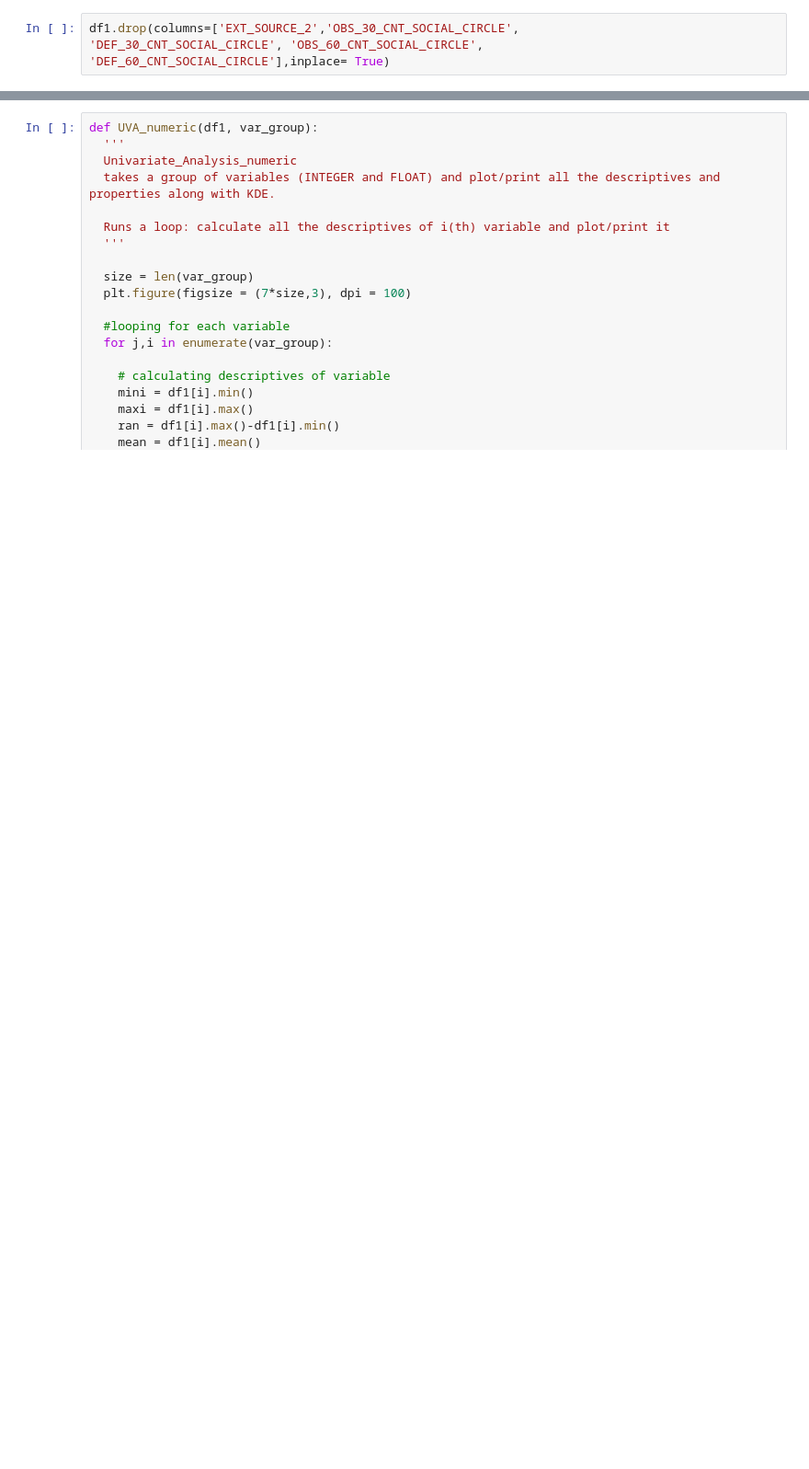
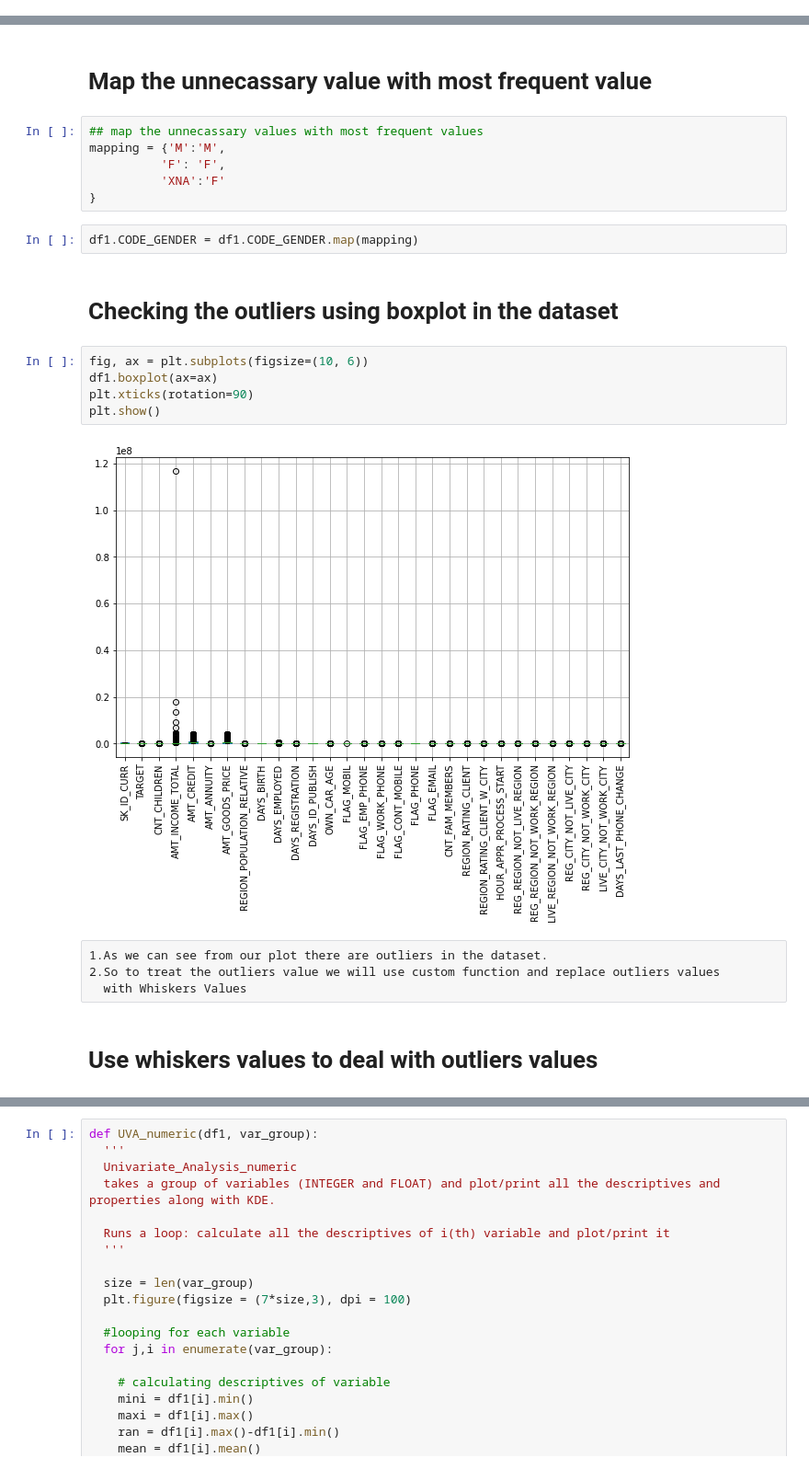
Before and after one commit to Sunil007mba/Bank-loan-analysis, a Jupyter notebook: Bank Loan Case Study.ipynb, the cells around one changed output, grey strips where cells are left out. Shown at 92% size. Cells and saved outputs as stored; diff of their text form; blank space fills up the shorter version.

```diff
--- a/Bank Loan Case Study.ipynb
+++ b/Bank Loan Case Study.ipynb
@@ -148,4 +162,0 @@ df3 = df1.drop(columns=['FLAG_DOCUMENT_2','FLAG_DOCUMENT_3','FLAG_DOCUMENT_4','F
-# %%
-df1.drop(columns=['EXT_SOURCE_2','OBS_30_CNT_SOCIAL_CIRCLE',
-'DEF_30_CNT_SOCIAL_CIRCLE', 'OBS_60_CNT_SOCIAL_CIRCLE',
-'DEF_60_CNT_SOCIAL_CIRCLE'],inplace= True)
@@ -357,0 +172,25 @@ UVA_outliers(df1,loan_related_details)
+# %% [markdown]
+# Map the unnecassary value with most frequent value
+# %%
+## map the unnecassary values with most frequent values
+mapping = {'M':'M',
+          'F': 'F',
+          'XNA':'F'
+}
+# %%
+df1.CODE_GENDER = df1.CODE_GENDER.map(mapping)
+# %% [markdown]
+# Checking the outliers using boxplot in the dataset
+# %%
+fig, ax = plt.subplots(figsize=(10, 6))
+df1.boxplot(ax=ax)
+plt.xticks(rotation=90)
+plt.show()
+# %% [output]
+[figure, added]
+# %% [raw]
+1.As we can see from our plot there are outliers in the dataset.
+2.So to treat the outliers value we will use custom function and replace outliers values
+  with Whiskers Values
+# %% [markdown]
+# Use whiskers values to deal with outliers values
```
Also changed, not shown: parts of 100 cells of this notebook.
